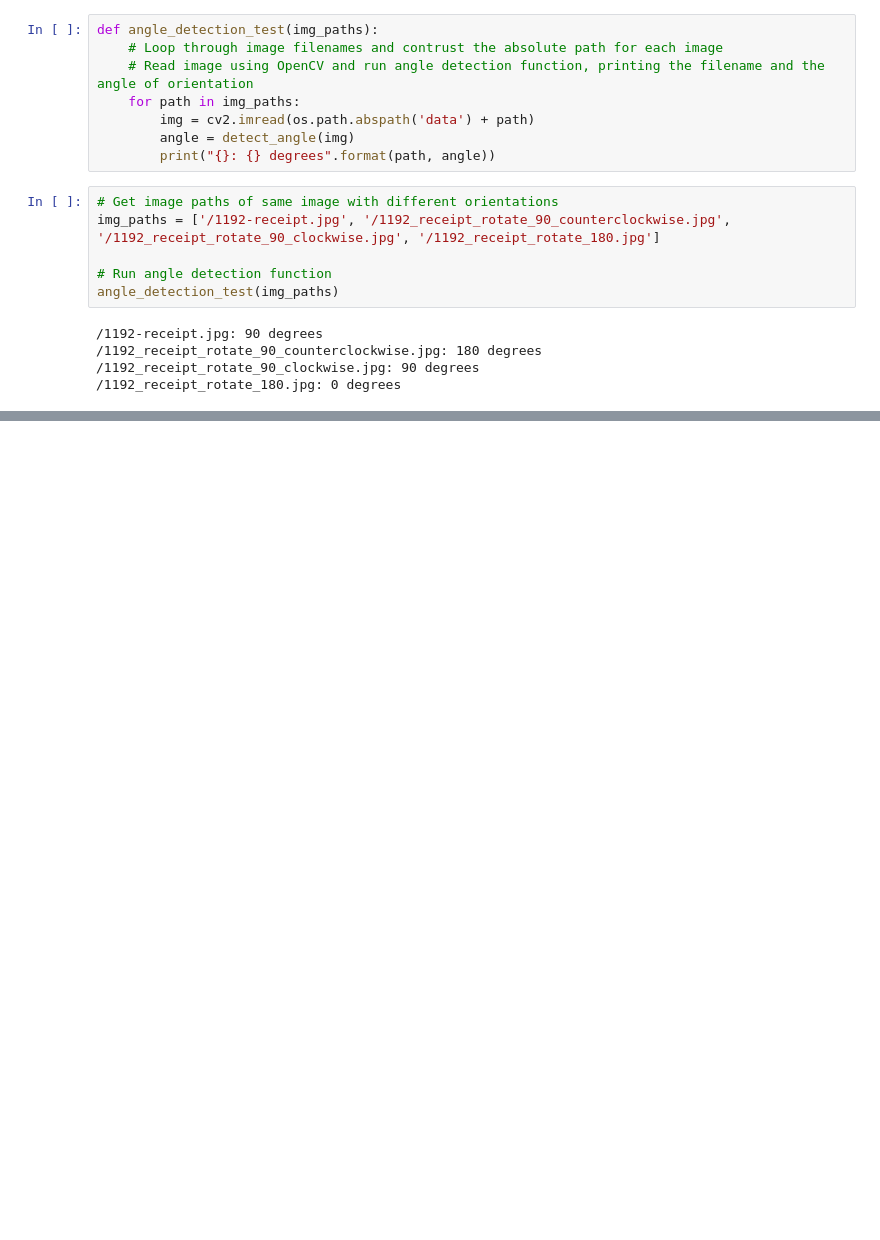
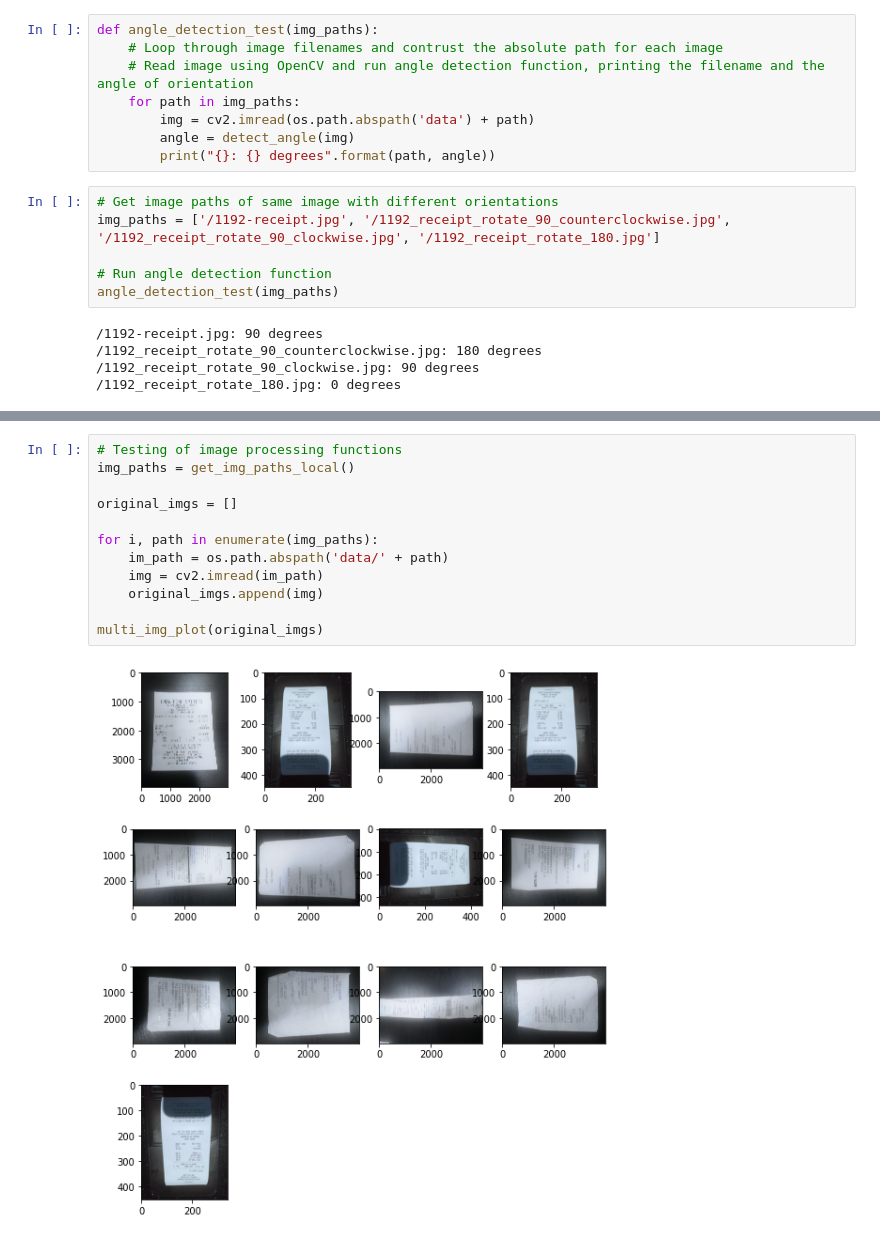
Before and after one commit to JonathanGriffiths94/Opteeq_Task_B, a Jupyter notebook: Opteeq_Task_B.ipynb, the cells around one changed output, grey strips where cells are left out. Drawn from its saved outputs; the diff is of its cells as text; blank space fills up the shorter version.

```diff
--- a/Opteeq_Task_B.ipynb
+++ b/Opteeq_Task_B.ipynb
@@ -434,0 +484,14 @@ angle_detection_test(img_paths)
+# %%
+# Testing of image processing functions
+img_paths = get_img_paths_local()
+
+original_imgs = []
+
+for i, path in enumerate(img_paths):
+    im_path = os.path.abspath('data/' + path)
+    img = cv2.imread(im_path)
+    original_imgs.append(img)
+
+multi_img_plot(original_imgs)
+# %% [output]
+[figure, added]
```
Also changed, not shown: parts of 10 cells of this notebook.
